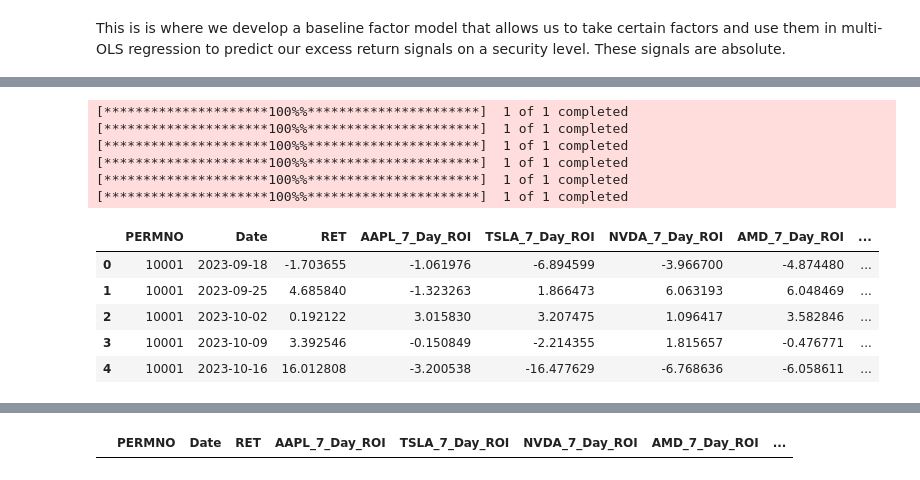
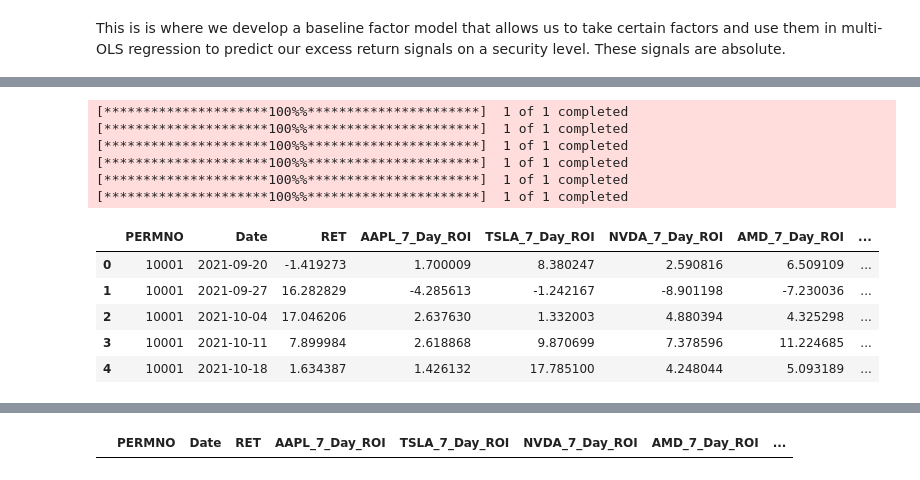
Before and after one commit to peterhindi/UBCTG-Factor-Research-Team, a Jupyter notebook: Factor_Model_Complete-For_Real.ipynb, the cells around one changed output, grey strips where cells are left out. Drawn from its saved outputs; the diff is of its cells as text; code cells hidden in the pictures.

```diff
--- a/Factor_Model_Complete-For_Real.ipynb
+++ b/Factor_Model_Complete-For_Real.ipynb
@@ -9,8 +9,3 @@ import numpy as np
 import warnings
 from datetime import datetime, timedelta
 import matplotlib.pyplot as plt
-# %%
-#Ignore warnings and set max row display option
-warnings.filterwarnings("ignore")
-pd.set_option('display.max_rows', 300)
-pd.set_option('display.min_rows',300)
@@ -125,7 +13,7 @@ universe_df_with_external_factors_filtered.head()
 import yfinance as yf
 from datetime import datetime
 
-start_date='2023-09-16'
+start_date='2021-09-16'
 # Download Bitcoin price data from Yahoo Finance (data available as far back as 2014-09-16)
 btc_df = yf.download('BTC-USD', start=start_date, end=datetime.now(), interval='1d')
 
@@ -161,38 +49,38 @@ weekly_NVDA_df.head()
 AMD_df = yf.download('AMD', start=start_date, end=datetime.now(), interval='1d')
 weekly_AMD_df = calculate_monday_to_monday_roi(AMD_df)
 weekly_AMD_df.head()
 
 
 GOOG_df = yf.download('GOOG', start=start_date, end=datetime.now(), interval='1d')
 weekly_GOOG_df = calculate_monday_to_monday_roi(AMD_df)
 weekly_GOOG_df.head()
 
 weekly_AAPL_df.rename(columns={'7_Day_ROI': 'AAPL_7_Day_ROI'}, inplace=True)
 weekly_TSLA_df.rename(columns={'7_Day_ROI': 'TSLA_7_Day_ROI'}, inplace=True)
 weekly_AMD_df.rename(columns={'7_Day_ROI': 'AMD_7_Day_ROI'}, inplace=True)
 weekly_NVDA_df.rename(columns={'7_Day_ROI': 'NVDA_7_Day_ROI'}, inplace=True)
 weekly_GOOG_df.rename(columns={'7_Day_ROI': 'GOOG_7_Day_ROI'}, inplace=True)
 
 
 combined_df = pd.concat([weekly_btc_df, weekly_AAPL_df, weekly_TSLA_df, weekly_NVDA_df, weekly_AMD_df, weekly_GOOG_df], axis=1)
 combined_df.reset_index(inplace=True)
 combined_df['PERMNO'] = 10001
 combined_df.insert(0, 'PERMNO', combined_df.pop('PERMNO'))
 combined_df.rename(columns={'7_Day_ROI': 'RET'}, inplace=True)
 combined_df.head()
 # %% [output]
 [*********************100%%**********************]  1 of 1 completed
 [*********************100%%**********************]  1 of 1 completed
 [*********************100%%**********************]  1 of 1 completed
 [*********************100%%**********************]  1 of 1 completed
 [*********************100%%**********************]  1 of 1 completed
 [*********************100%%**********************]  1 of 1 completed
 |  | PERMNO | Date | RET | AAPL_7_Day_ROI | TSLA_7_Day_ROI | NVDA_7_Day_ROI | AMD_7_Day_ROI | ... |
-| 0 | 10001 | 2023-09-18 | -1.703655 | -1.061976 | -6.894599 | -3.966700 | -4.874480 | ... |
-| 1 | 10001 | 2023-09-25 | 4.685840 | -1.323263 | 1.866473 | 6.063193 | 6.048469 | ... |
-| 2 | 10001 | 2023-10-02 | 0.192122 | 3.015830 | 3.207475 | 1.096417 | 3.582846 | ... |
-| 3 | 10001 | 2023-10-09 | 3.392546 | -0.150849 | -2.214355 | 1.815657 | -0.476771 | ... |
-| 4 | 10001 | 2023-10-16 | 16.012808 | -3.200538 | -16.477629 | -6.768636 | -6.058611 | ... |
+| 0 | 10001 | 2021-09-20 | -1.419273 | 1.700009 | 8.380247 | 2.590816 | 6.509109 | ... |
+| 1 | 10001 | 2021-09-27 | 16.282829 | -4.285613 | -1.242167 | -8.901198 | -7.230036 | ... |
+| 2 | 10001 | 2021-10-04 | 17.046206 | 2.637630 | 1.332003 | 4.880394 | 4.325298 | ... |
+| 3 | 10001 | 2021-10-11 | 7.899984 | 2.618868 | 9.870699 | 7.378596 | 11.224685 | ... |
+| 4 | 10001 | 2021-10-18 | 1.634387 | 1.426132 | 17.785100 | 4.248044 | 5.093189 | ... |
 # %%
 # Assuming 'combined_df' is your DataFrame and it has been defined earlier
 
```
Also changed, not shown: parts of 13 cells of this notebook.
